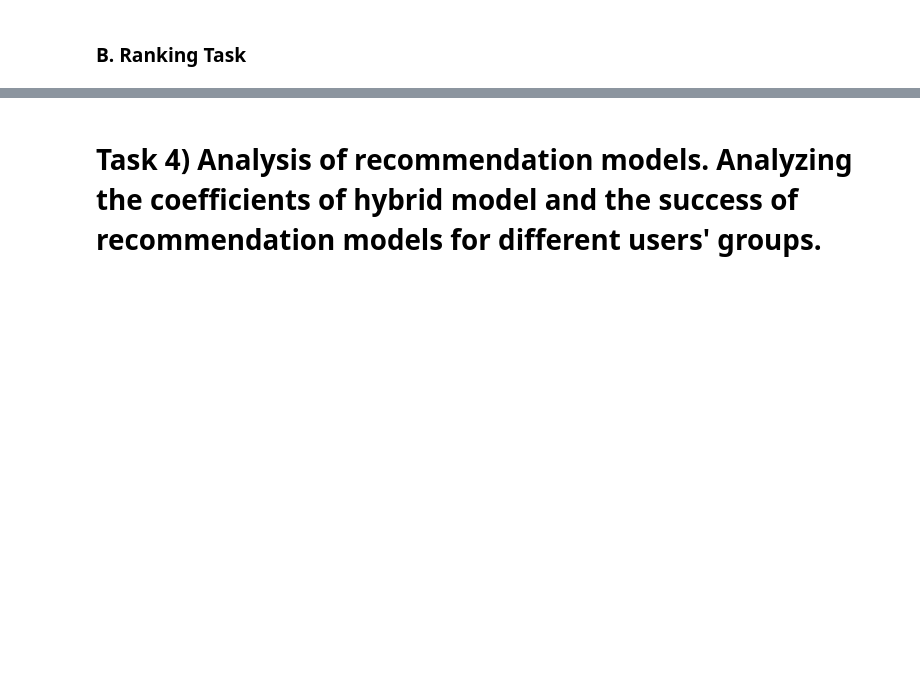
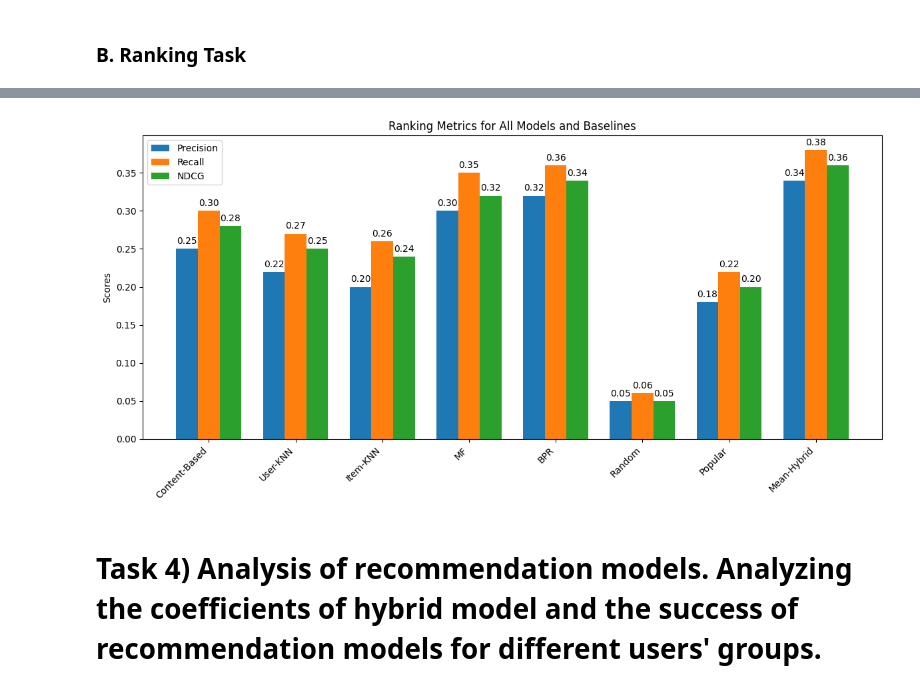
Before and after one commit to tibisabau/rec_sys, a Jupyter notebook: 18.ipynb, the cells around one changed output, grey strips where cells are left out. Drawn from its saved outputs; the diff is of its cells as text; code cells hidden in the pictures; blank space fills up the shorter version.

```diff
--- a/18.ipynb
+++ b/18.ipynb
@@ -2196,3 +2406,49 @@ MeanHybridBaseline: 1.0644
+# %%
+# Metrics to plot
+metrics = ["Precision", "Recall", "NDCG"]
+
+# Models in the order we want to show them
+models = list(all_ranking_results.keys())
+
+# Prepare data for plotting
+precision_vals = [all_ranking_results[m]["Precision"] for m in models]
+recall_vals = [all_ranking_results[m]["Recall"] for m in models]
+ndcg_vals = [all_ranking_results[m]["NDCG"] for m in models]
+
+x = np.arange(len(models))  # the label locations
+width = 0.25  # width of the bars
+
+fig, ax = plt.subplots(figsize=(12, 6))
+
+# Plot bars
+rects1 = ax.bar(x - width, precision_vals, width, label='Precision')
+rects2 = ax.bar(x, recall_vals, width, label='Recall')
+rects3 = ax.bar(x + width, ndcg_vals, width, label='NDCG')
+
+# Labels, title, legend
+ax.set_ylabel('Scores')
+ax.set_title('Ranking Metrics for All Models and Baselines')
+ax.set_xticks(x)
+ax.set_xticklabels(models, rotation=45, ha='right')
+ax.legend()
+
+# Display values on top of bars
+def autolabel(rects):
+    for rect in rects:
+        height = rect.get_height()
+        ax.annotate(f'{height:.2f}',
+                    xy=(rect.get_x() + rect.get_width()/2, height),
+                    xytext=(0,3), textcoords="offset points",
+                    ha='center', va='bottom')
+
+autolabel(rects1)
+autolabel(rects2)
+autolabel(rects3)
+
+plt.tight_layout()
+plt.show()
+# %% [output]
+[figure, added]
 # %% [markdown]
 # Task 4) Analysis of recommendation models. Analyzing the coefficients of hybrid model and the success of recommendation models for different users' groups.
 # %% [markdown]
```
Also changed, not shown: parts of 6 cells of this notebook.
